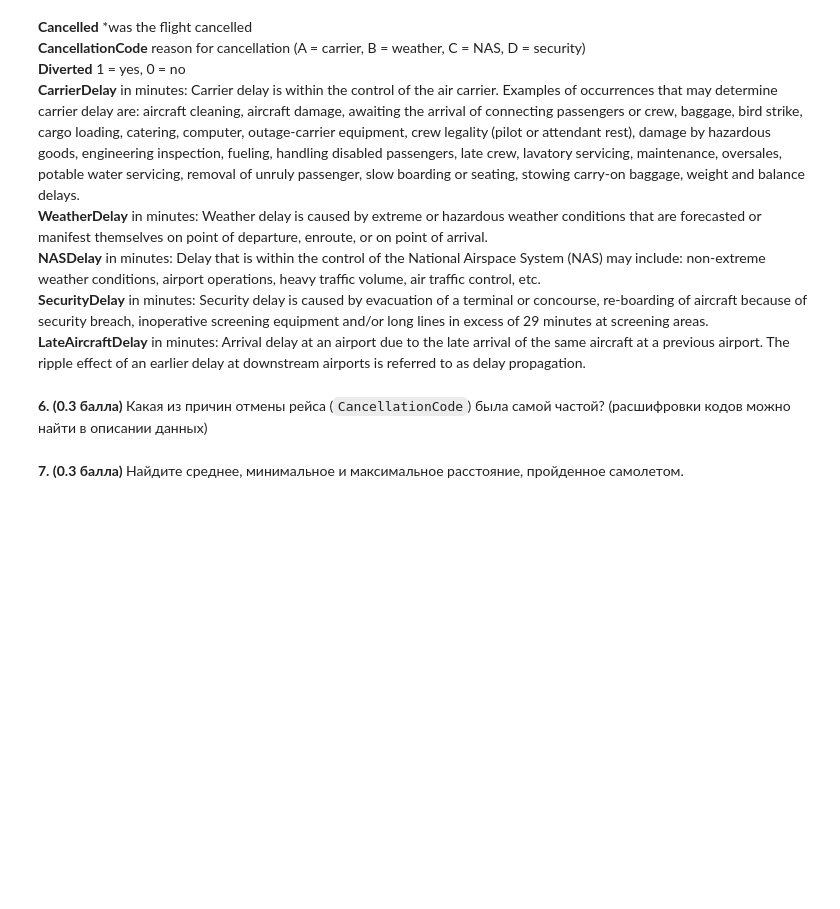
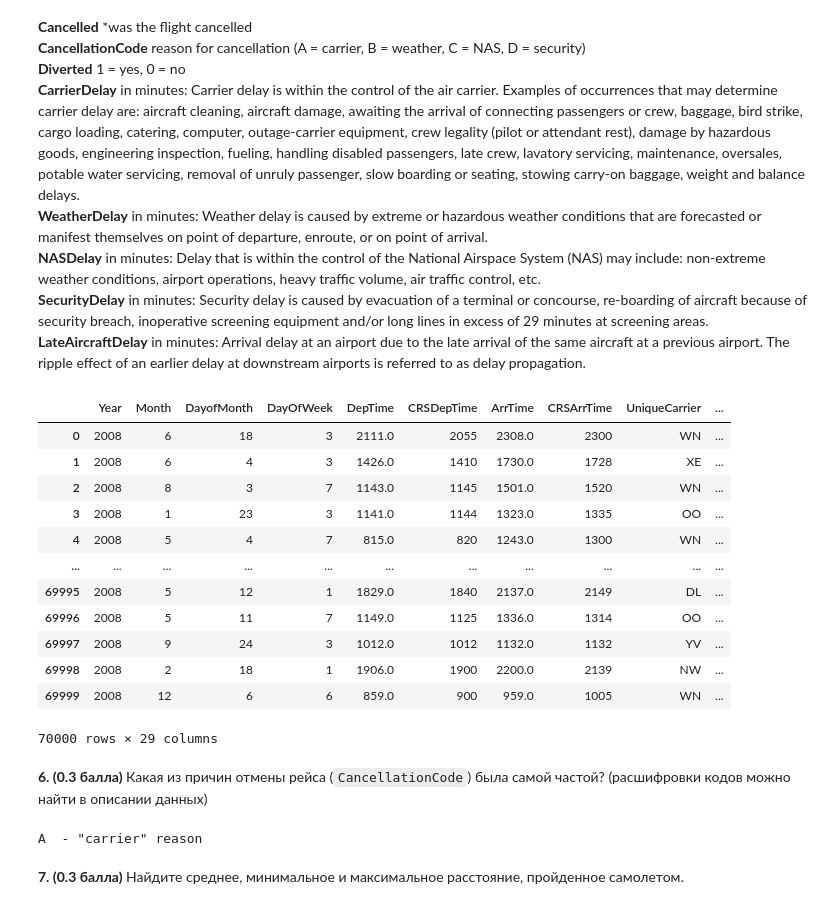
Before and after one commit to sergeiperel/MachineLearning2023, a Jupyter notebook: homework02/homework-practice-02-linregr/Домашнее задание 2 - предобработка признаков, pandas, линейная регрессия/homework-practice-02-linregr.ipynb, the cells around one changed output. Saved outputs shown, nothing was run; the diff lists cells and outputs as text; code cells hidden in the pictures; blank space fills up the shorter version.

```diff
--- a/homework02/homework-practice-02-linregr/Домашнее задание 2 - предобработка признаков, pandas, линейная регрессия/homework-practice-02-linregr.ipynb
+++ b/homework02/homework-practice-02-linregr/Домашнее задание 2 - предобработка признаков, pandas, линейная регрессия/homework-practice-02-linregr.ipynb
@@ -154,5 +223,22 @@ This dataset is composed by the following variables:
 # %%
 import pandas as pd
 %matplotlib inline
+# %%
+data = pd.read_csv('2008.csv')
+data
+# %% [output]
+|  | Year | Month | DayofMonth | DayOfWeek | DepTime | CRSDepTime | ArrTime | CRSArrTime | UniqueCarrier | ... |
+| 0 | 2008 | 6 | 18 | 3 | 2111.0 | 2055 | 2308.0 | 2300 | WN | ... |
+| 1 | 2008 | 6 | 4 | 3 | 1426.0 | 1410 | 1730.0 | 1728 | XE | ... |
+| 2 | 2008 | 8 | 3 | 7 | 1143.0 | 1145 | 1501.0 | 1520 | WN | ... |
+| 3 | 2008 | 1 | 23 | 3 | 1141.0 | 1144 | 1323.0 | 1335 | OO | ... |
+| 4 | 2008 | 5 | 4 | 7 | 815.0 | 820 | 1243.0 | 1300 | WN | ... |
+| ... | ... | ... | ... | ... | ... | ... | ... | ... | ... | ... |
+| 69995 | 2008 | 5 | 12 | 1 | 1829.0 | 1840 | 2137.0 | 2149 | DL | ... |
+| 69996 | 2008 | 5 | 11 | 7 | 1149.0 | 1125 | 1336.0 | 1314 | OO | ... |
+| 69997 | 2008 | 9 | 24 | 3 | 1012.0 | 1012 | 1132.0 | 1132 | YV | ... |
+| 69998 | 2008 | 2 | 18 | 1 | 1906.0 | 1900 | 2200.0 | 2139 | NW | ... |
+| 69999 | 2008 | 12 | 6 | 6 | 859.0 | 900 | 959.0 | 1005 | WN | ... |
+70000 rows × 29 columns
 # %% [markdown]
 **6. (0.3 балла)** Какая из причин отмены рейса (`CancellationCode`) была самой частой? (расшифровки кодов можно найти в описании данных)
@@ -161,2 +245,10 @@ import pandas as pd
+# %%
+# Your code here
+
+cancelled_flights = data['CancellationCode'].value_counts()
+cancelled_winner = cancelled_flights.idxmax()
+print(cancelled_winner, ' - "carrier" reason')
+# %% [output]
+A  - "carrier" reason
 # %% [markdown]
 **7. (0.3 балла)** Найдите среднее, минимальное и максимальное расстояние, пройденное самолетом.
```
Also changed, not shown: parts of 21 cells of this notebook.
